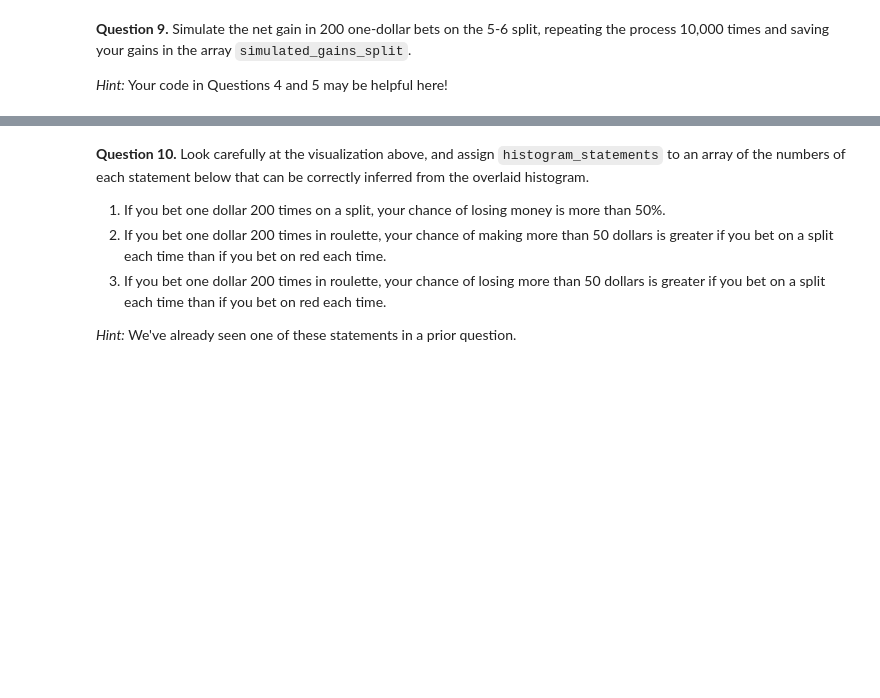
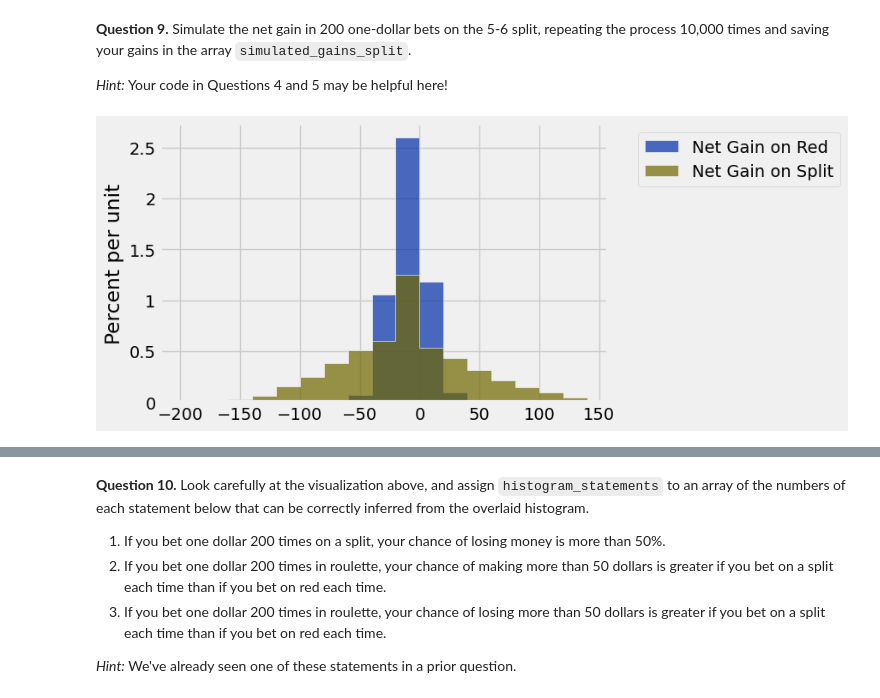
Before and after one commit to jstarr2/25-fall-intro, a Jupyter notebook: hw6/hw06.ipynb, the cells around one changed output, grey strips where cells are left out. Saved outputs shown, nothing was run; the diff lists cells and outputs as text; code cells hidden in the pictures; blank space fills up the shorter version.

```diff
--- a/hw6/hw06.ipynb
+++ b/hw6/hw06.ipynb
@@ -157,10 +157,12 @@ net_gain_red(10)
 
 *Note:* This cell might take a few seconds to run.
 # %%
-num_bets = ...
-repetitions = ...
+num_bets = 200
+repetitions = 10000
 
-simulated_gains_red = ...
-...
+simulated_gains_red = make_array()
+for i in np.arange(repetitions):
+    gain = net_gain_red(num_bets)
+    simulated_gains_red = np.append(simulated_gains_red, gain)
 
 len(simulated_gains_red) # Do not change this line! Check that simulated_gains_red is length 10000.
@@ -191,8 +201,11 @@ If betting on red doesn't seem like a good idea, maybe a gambler might want to t
 **Question 7.** Define a function `dollar_bet_on_split` that takes a pocket number and returns your gain in dollars if that pocket won and you had bet one dollar on the 5-6 split.
 
 *Hint:* Remember that the pockets are represented as strings.
-# %%
-def dollar_bet_on_split(...):
-    ...
+# %%
+def dollar_bet_on_split(pocket):
+    if pocket =='5' or pocket== '6':
+        return 17
+    else:
+        return -1
 # %%
 grader.check("q1_7")
@@ -206,6 +226,6 @@ print(dollar_bet_on_split('23'))
 # %% [markdown]
 **Question 8.** Add a column `Winnings: Split` to the `wheel` table. For each pocket, the column should contain your gain in dollars if that pocket won and you had bet one dollar on the 5-6 split.
 # %%
-split_winnings = ...
-wheel = ...
+split_winnings = wheel.apply(dollar_bet_on_split, 'Pocket')
+wheel = wheel.with_column('Winnings: Split', split_winnings)
 wheel.show(5) # Do not change this line.
@@ -216,12 +246,18 @@ grader.check("q1_8")
 
 *Hint:* Your code in Questions 4 and 5 may be helpful here!
 # %%
-simulated_gains_split = ...
+simulated_gains_split = make_array()
 
-...
+for i in np.arange(repetitions):
+    bets= wheel.sample(num_bets)
+    gain= sum(bets.column('Winnings: Split'))
+    simulated_gains_split= np.append(simulated_gains_split, gain)
+
 
 # Do not change the two lines below
 gains = gains.with_columns('Net Gain on Split', simulated_gains_split)
 gains.hist(bins = np.arange(-200, 150, 20))
+# %% [output]
+[figure, added]
 # %%
 grader.check("q1_9")
```
Also changed, not shown: parts of 26 cells of this notebook, 6 other files.
